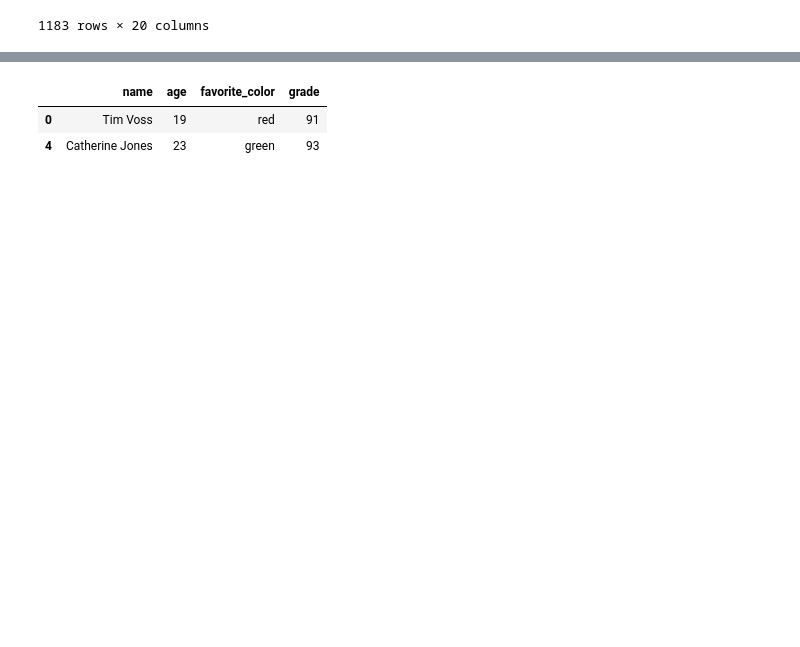
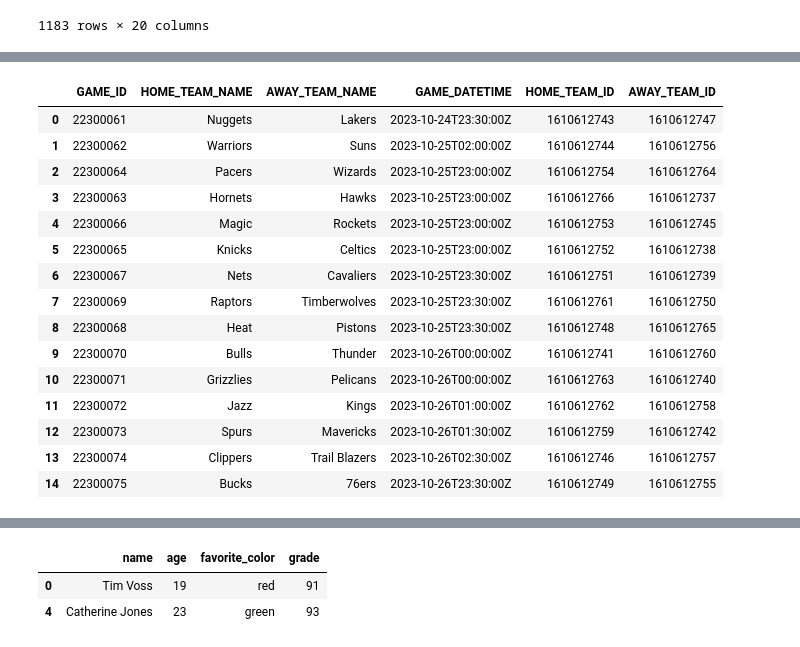
Before and after one commit to TheResearchLab/Practice, a Jupyter notebook: Streamlit-Basketball-App/data_ingest.ipynb, the cells around one changed output, grey strips where cells are left out. Drawn from its saved outputs; the diff is of its cells as text; code cells hidden in the pictures; blank space fills up the shorter version.

```diff
--- a/Streamlit-Basketball-App/data_ingest.ipynb
+++ b/Streamlit-Basketball-App/data_ingest.ipynb
@@ -227,10 +393,25 @@ pd.read_sql_query(query,engine).dropna()
 # %%
-import requests
-import pandas as pd
-
-url = "https://nba-prediction-api.onrender.com/test_data"
+url = "https://nba-prediction-api.onrender.com/upcoming_games"
 response = requests.get(url)
-test_data = pd.read_json(response.json(),orient='records').dropna().sort_values('GAME_DATE',ascending=True)
+upcoming_games = pd.read_json(response.json(),orient='records')
+upcoming_games
+# %% [output]
+|  | GAME_ID | HOME_TEAM_NAME | AWAY_TEAM_NAME | GAME_DATETIME | HOME_TEAM_ID | AWAY_TEAM_ID |
+| 0 | 22300061 | Nuggets | Lakers | 2023-10-24T23:30:00Z | 1610612743 | 1610612747 |
+| 1 | 22300062 | Warriors | Suns | 2023-10-25T02:00:00Z | 1610612744 | 1610612756 |
+| 2 | 22300064 | Pacers | Wizards | 2023-10-25T23:00:00Z | 1610612754 | 1610612764 |
+| 3 | 22300063 | Hornets | Hawks | 2023-10-25T23:00:00Z | 1610612766 | 1610612737 |
+| 4 | 22300066 | Magic | Rockets | 2023-10-25T23:00:00Z | 1610612753 | 1610612745 |
+| 5 | 22300065 | Knicks | Celtics | 2023-10-25T23:00:00Z | 1610612752 | 1610612738 |
+| 6 | 22300067 | Nets | Cavaliers | 2023-10-25T23:30:00Z | 1610612751 | 1610612739 |
+| 7 | 22300069 | Raptors | Timberwolves | 2023-10-25T23:30:00Z | 1610612761 | 1610612750 |
+| 8 | 22300068 | Heat | Pistons | 2023-10-25T23:30:00Z | 1610612748 | 1610612765 |
+| 9 | 22300070 | Bulls | Thunder | 2023-10-26T00:00:00Z | 1610612741 | 1610612760 |
+| 10 | 22300071 | Grizzlies | Pelicans | 2023-10-26T00:00:00Z | 1610612763 | 1610612740 |
+| 11 | 22300072 | Jazz | Kings | 2023-10-26T01:00:00Z | 1610612762 | 1610612758 |
+| 12 | 22300073 | Spurs | Mavericks | 2023-10-26T01:30:00Z | 1610612759 | 1610612742 |
+| 13 | 22300074 | Clippers | Trail Blazers | 2023-10-26T02:30:00Z | 1610612746 | 1610612757 |
+| 14 | 22300075 | Bucks | 76ers | 2023-10-26T23:30:00Z | 1610612749 | 1610612755 |
 # %%
 from sklearn import preprocessing
 
```
Also changed, not shown: parts of 12 cells of this notebook, 1 other file.
